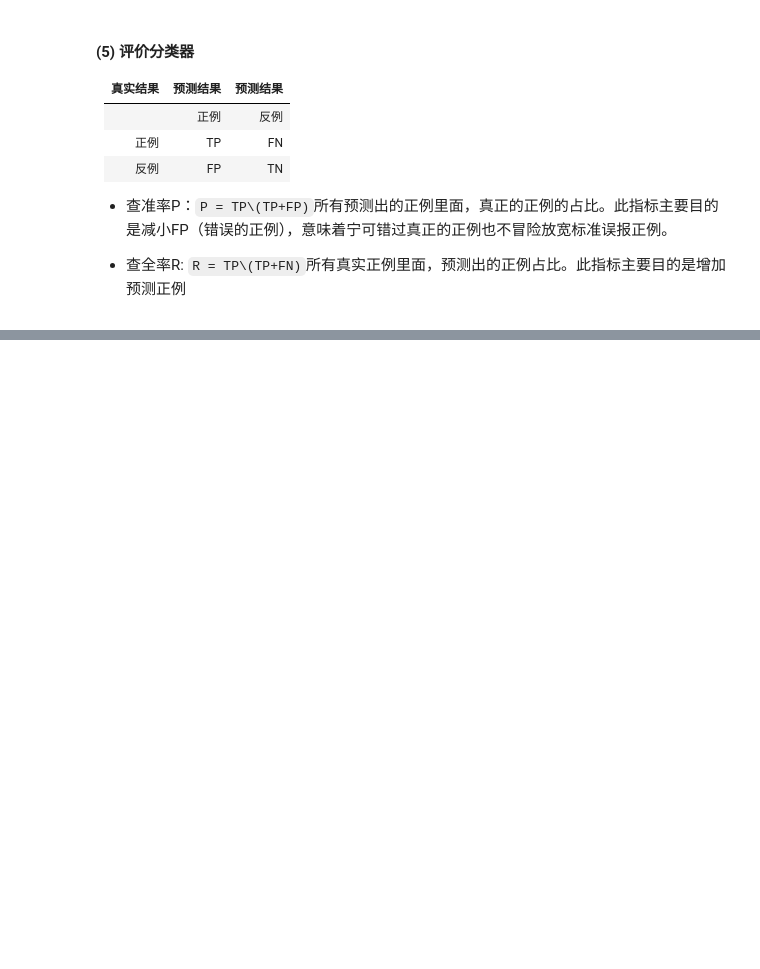
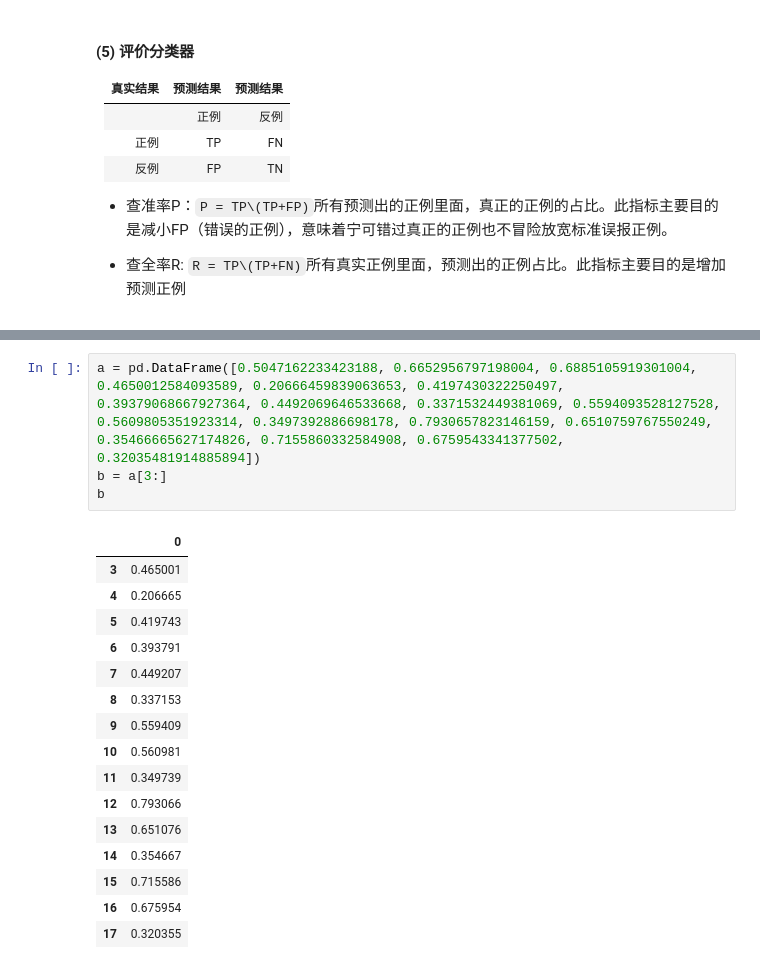
Before and after one commit to abulimity/Learn-Machine-Learning, a Jupyter notebook: CH01_KNN/KNN.ipynb, the cells around one changed output, grey strips where cells are left out. Drawn from its saved outputs; the diff is of its cells as text; blank space fills up the shorter version.

```diff
--- a/CH01_KNN/KNN.ipynb
+++ b/CH01_KNN/KNN.ipynb
@@ -324,2 +330,23 @@ classifyTestScore()
 # %% [output]
 ({'TP': 28, 'FP': 2, 'FN': 0, 'TN': 36}, 0.9333333333333333, 1.0)
+# %%
+a = pd.DataFrame([0.5047162233423188, 0.6652956797198004, 0.6885105919301004, 0.4650012584093589, 0.20666459839063653, 0.4197430322250497, 0.39379068667927364, 0.4492069646533668, 0.3371532449381069, 0.5594093528127528, 0.5609805351923314, 0.3497392886698178, 0.7930657823146159, 0.6510759767550249, 0.35466665627174826, 0.7155860332584908, 0.6759543341377502, 0.32035481914885894])
+b = a[3:]
+b
+# %% [output]
+|  | 0 |
+| 3 | 0.465001 |
+| 4 | 0.206665 |
+| 5 | 0.419743 |
+| 6 | 0.393791 |
+| 7 | 0.449207 |
+| 8 | 0.337153 |
+| 9 | 0.559409 |
+| 10 | 0.560981 |
+| 11 | 0.349739 |
+| 12 | 0.793066 |
+| 13 | 0.651076 |
+| 14 | 0.354667 |
+| 15 | 0.715586 |
+| 16 | 0.675954 |
+| 17 | 0.320355 |
```
Also changed, not shown: parts of 6 cells of this notebook, 1 other file.
